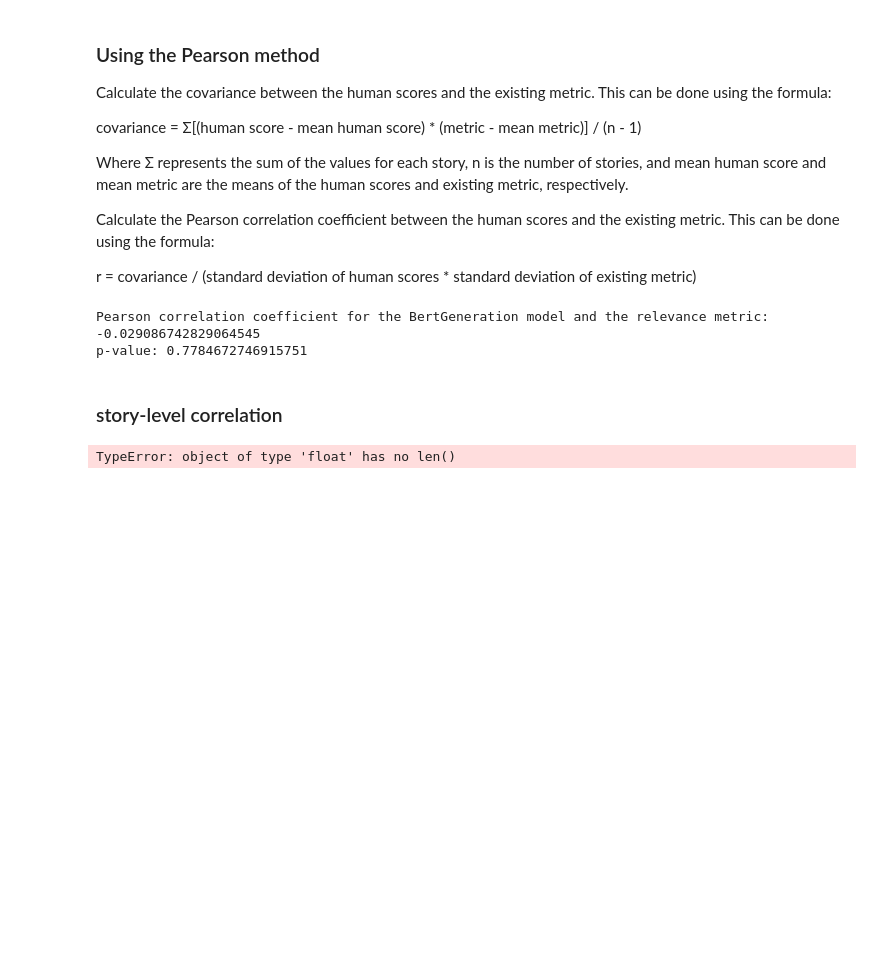
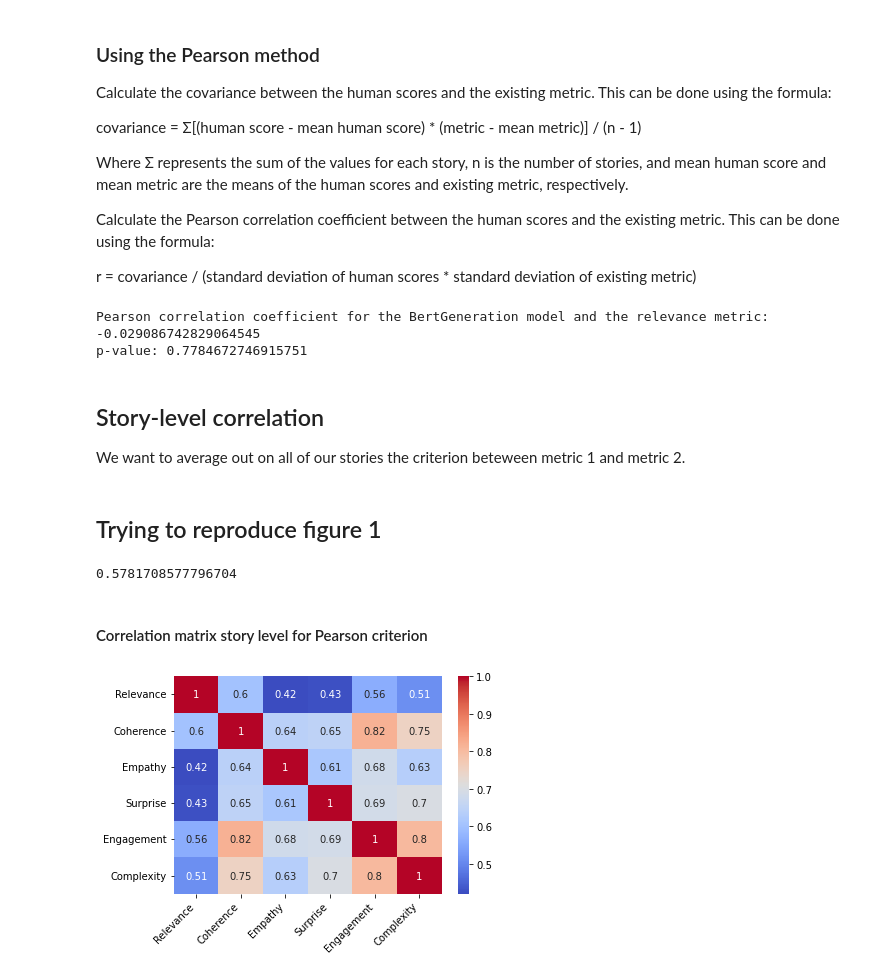
Before and after one commit to CamilleCoustaury/NLP-ENSAE-3A-Sujet4, a Jupyter notebook: data_visualization.ipynb, the cells around one changed output. Saved outputs shown, nothing was run; the diff lists cells and outputs as text; code cells hidden in the pictures; blank space fills up the shorter version.

```diff
--- a/data_visualization.ipynb
+++ b/data_visualization.ipynb
@@ -100,21 +114,57 @@ print("p-value:", p_value)
 Pearson correlation coefficient for the BertGeneration model and the relevance metric: -0.029086742829064545
 p-value: 0.7784672746915751
 # %% [markdown]
-### story-level correlation
+## Story-level correlation
+
+We want to average out on all of our stories the criterion beteween metric 1 and metric 2.
+# %% [markdown]
+## Trying to reproduce figure 1
 # %%
-# list to store the story level correlations
-story_correlations = []
-human_scores= json.loads(relevance_data_human.tolist()[0][0])
-existing_metric= json.loads(relevance_data_bert.tolist()[0][0])
+#let's try first with the pearson criterion and between the relevance and the coherence factors
 
-# iterate over each story
-for i in range(len(human_scores)):
-    # calculate the Pearson correlation coefficient and p-value for this story
-    corr_coef, p_value = pearsonr(human_scores[i], existing_metric[i])
-    # append the correlation coefficient to the list of story level correlations
-    story_correlations.append(corr_coef)
 
-# print the story level correlations
-print("Story level correlations:", story_correlations)
+#we want a coefficient with the scores of all systems for the the first prompt
+
+c_relevance= np.array( [json.loads(l) for l in data_scores['Relevance'].tolist()]).T
+c_coherence= np.array( [json.loads(l) for l in data_scores['Coherence'].tolist()]).T
+
+k=np.zeros(len(c_relevance[0]))
+for i in range(len(c_relevance[0])):
+    k[i]=pearsonr(c_relevance[i],c_coherence[i] )[0]
+
+k.mean()
 # %% [output]
-TypeError: object of type 'float' has no len()
+0.5781708577796704
+# %% [markdown]
+#### Correlation matrix story level for Pearson criterion
+# %%
+# now let's try and plot a story level correlation matrix
+
+# let's define all of our human metrics
+
+human_scores=['Relevance', 'Coherence', 'Empathy', 'Surprise', 'Engagement', 'Complexity']
+N=len(human_scores)
+
+corr_story_matrix= np.zeros((N, N))
+for i in range(N):
+    for j in range(N):
+        c_metric1= np.array( [json.loads(l) for l in data_scores[human_scores[i]].tolist()]).T
+        c_metric2= np.array( [json.loads(l) for l in data_scores[human_scores[j]].tolist()]).T
+
+        k=np.zeros(96)
+
+        for l in range(96):
+            k[l]=pearsonr(c_metric1[l],c_metric2[l] )[0]
+
+        corr_story_matrix[i,j]= k.mean()
+
+
+heatmap=sns.heatmap(corr_story_matrix, annot=True, cmap='coolwarm', xticklabels=human_scores, yticklabels=human_scores)
+
+
+heatmap.set_xticklabels(heatmap.get_xticklabels(), rotation=45, ha='right')
+
+# Display the plot
+plt.show()
+# %% [output]
+[figure, added]
```
Also changed, not shown: parts of 8 cells of this notebook.
